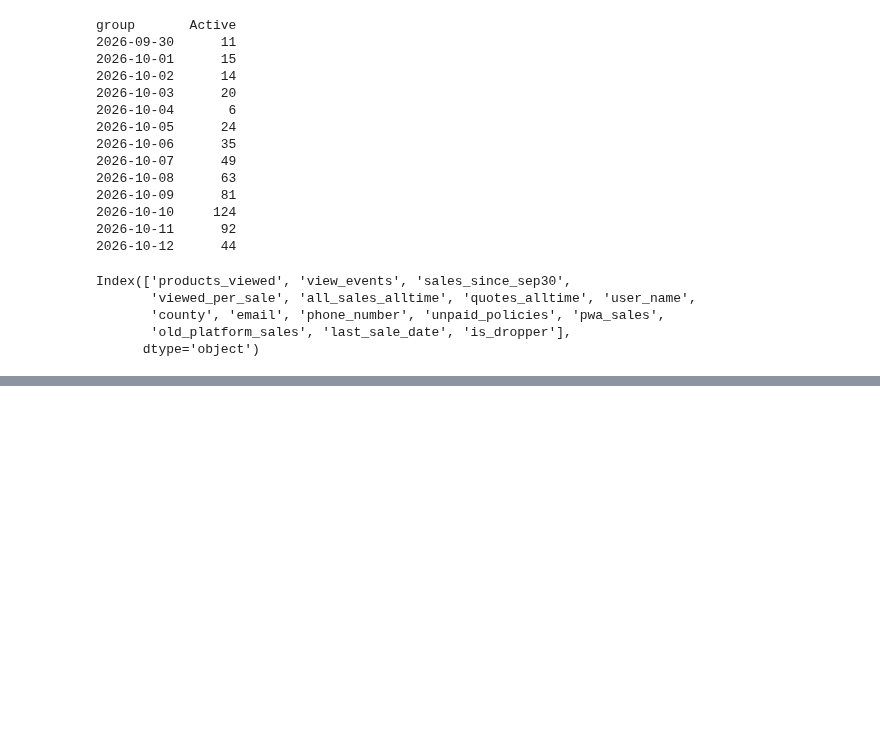
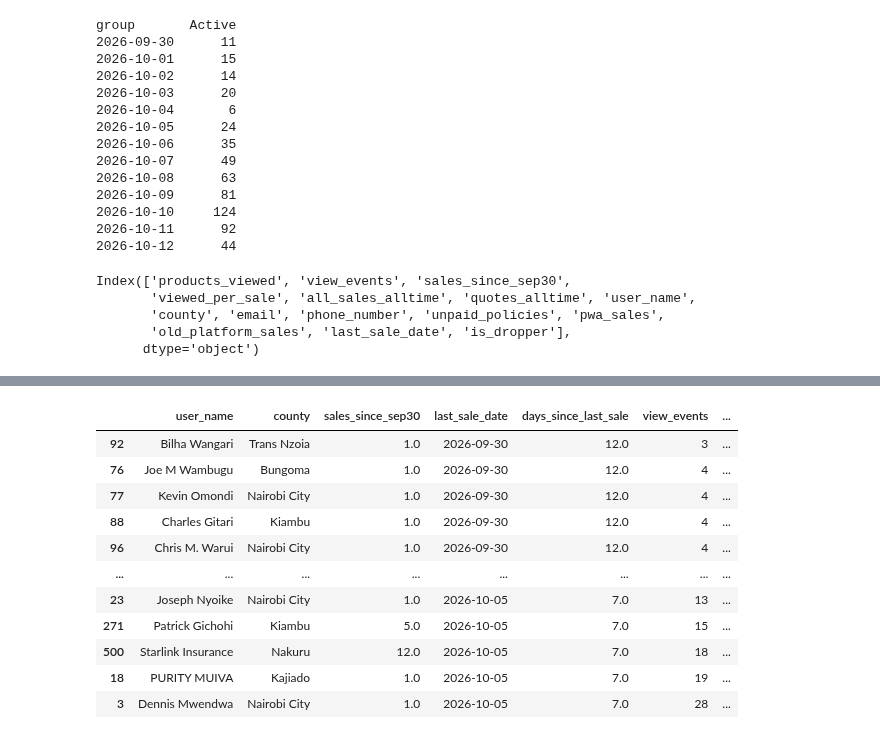
Before and after one commit to Victoria-ui227/PWA_user_behavior, a Jupyter notebook: code2.ipynb, the cells around one changed output, grey strips where cells are left out. Saved outputs shown, nothing was run; the diff lists cells and outputs as text; code cells hidden in the pictures; blank space fills up the shorter version.

```diff
--- a/code2.ipynb
+++ b/code2.ipynb
@@ -695,0 +714,83 @@ Index(['products_viewed', 'view_events', 'sales_since_sep30',
+# %%
+
+chk = combined.copy()
+
+# Convert dates and ensure sales counts are numeric
+chk["last_sale_date"] = pd.to_datetime(
+    chk["last_sale_date"], errors="coerce"
+)
+
+chk["sales_since_sep30"] = pd.to_numeric(
+    chk["sales_since_sep30"], errors="coerce"
+)
+
+# Snapshot date
+SNAPSHOT = pd.Timestamp("2026-10-12")
+SEP30 = pd.Timestamp("2026-09-30")
+
+# Calculate days since last sale
+chk["days_since_last_sale"] = (
+    SNAPSHOT - chk["last_sale_date"]
+).dt.days
+
+# Separate known droppers from active agents
+active = chk[
+    (chk["is_dropper"] == 0) &
+    (chk["sales_since_sep30"] >= 1)
+].copy()
+
+# Flag records that need investigation
+active["date_issue"] = (
+    active["last_sale_date"].isna() |
+    (active["last_sale_date"] < SEP30) |
+    (active["last_sale_date"] > SNAPSHOT)
+)
+
+# Classify potential dropper risk
+conditions = [
+    active["days_since_last_sale"].isna(),
+    active["days_since_last_sale"] < 0,
+    active["days_since_last_sale"] <= 3,
+    active["days_since_last_sale"] <= 6
+]
+
+choices = [
+    "Needs investigation",
+    "Date issue",
+    "Recently active",
+    "Watchlist"
+]
+
+active["risk_category"] = np.select(
+    conditions,
+    choices,
+    default="Potential dropper"
+)
+
+# Rank potential droppers by inactivity
+potential_droppers = (
+    active[
+        active["risk_category"] == "Potential dropper"
+    ]
+    .sort_values(
+        ["days_since_last_sale", "view_events"],
+        ascending=[False, True]
+    )
+)
+
+# Display the agents who need attention
+columns_to_show = [
+    "user_name",
+    "county",
+    "sales_since_sep30",
+    "last_sale_date",
+    "days_since_last_sale",
+    "view_events",
+    "products_viewed",
+    "risk_category"
+]
+
+print("Potential droppers:", len(potential_droppers))
+
+display(potential_droppers[columns_to_show])
+# %% [output]
@@ -695,0 +798,12 @@ Index(['products_viewed', 'view_events', 'sales_since_sep30',
+|  | user_name | county | sales_since_sep30 | last_sale_date | days_since_last_sale | view_events | ... |
+| 92 | Bilha Wangari | Trans Nzoia | 1.0 | 2026-09-30 | 12.0 | 3 | ... |
+| 76 | Joe M Wambugu | Bungoma | 1.0 | 2026-09-30 | 12.0 | 4 | ... |
+| 77 | Kevin Omondi | Nairobi City | 1.0 | 2026-09-30 | 12.0 | 4 | ... |
+| 88 | Charles Gitari | Kiambu | 1.0 | 2026-09-30 | 12.0 | 4 | ... |
+| 96 | Chris M. Warui | Nairobi City | 1.0 | 2026-09-30 | 12.0 | 4 | ... |
+| ... | ... | ... | ... | ... | ... | ... | ... |
+| 23 | Joseph Nyoike | Nairobi City | 1.0 | 2026-10-05 | 7.0 | 13 | ... |
+| 271 | Patrick Gichohi | Kiambu | 5.0 | 2026-10-05 | 7.0 | 15 | ... |
+| 500 | Starlink Insurance | Nakuru | 12.0 | 2026-10-05 | 7.0 | 18 | ... |
+| 18 | PURITY MUIVA | Kajiado | 1.0 | 2026-10-05 | 7.0 | 19 | ... |
+| 3 | Dennis Mwendwa | Nairobi City | 1.0 | 2026-10-05 | 7.0 | 28 | ... |
```
Also changed, not shown: parts of 8 cells of this notebook, 1 other file.
